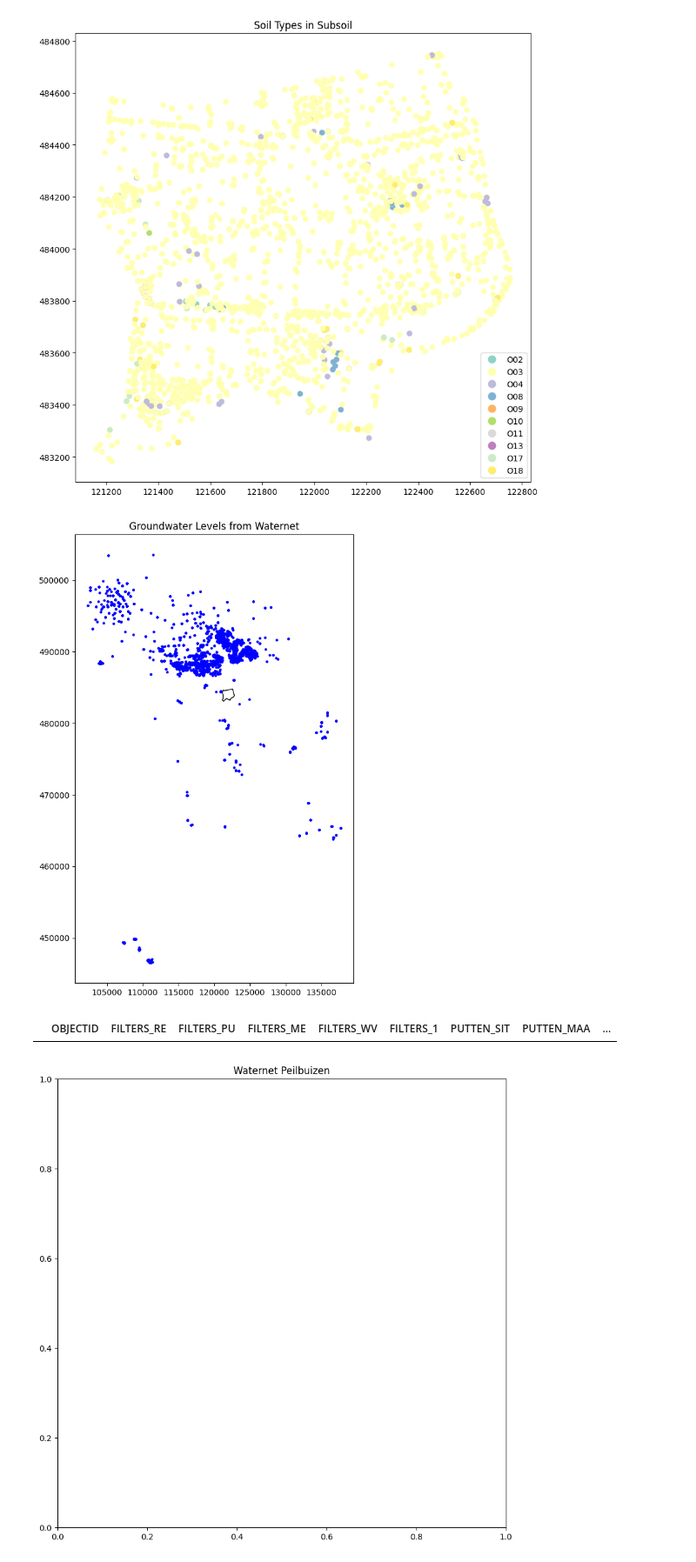
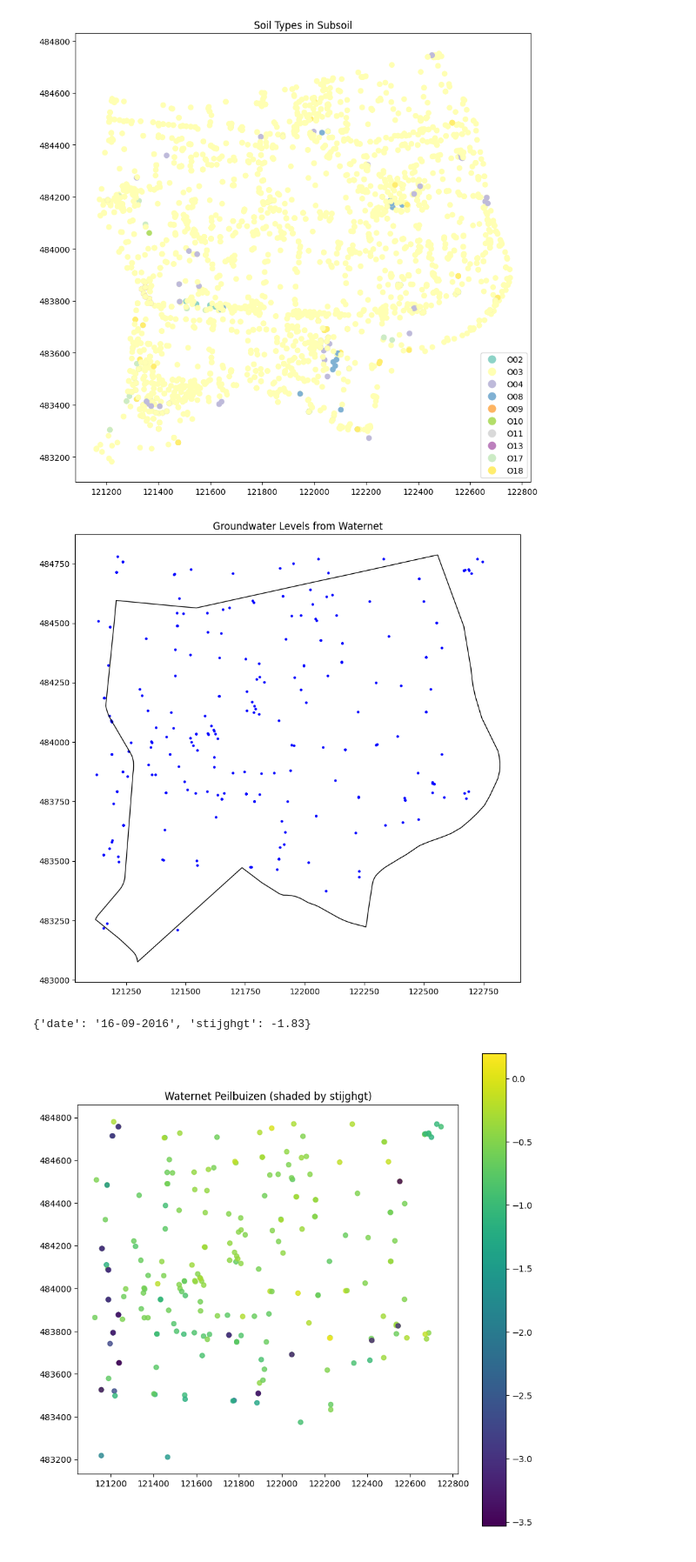
Before and after one commit to JulianWDev/strategicbgi, a Jupyter notebook: analysis.ipynb, the cells around one changed output. Shown at 87% size. Saved outputs shown, nothing was run; the diff lists cells and outputs as text; code cells hidden in the pictures.

Commit message:
Groundwater height retrieval succes!

```diff
--- a/analysis.ipynb
+++ b/analysis.ipynb
@@ -171,5 +157,8 @@ waternet_gdf.to_file("./Data/waternet_peilbuizen.gpkg", driver="GPKG")
 # %%
-waternet_gdf = gpd.read_file("./Data/waternet_peilbuizen.gpkg")
+# Load the waternet data which has been taken from the waternet website using the esri REST API.
+# The data contains the peilbuizen (water level measurement points) in Amsterdam.
+# The data is in a geopackage format.
+waternet_gdf = gpd.read_file("./Data/waternet_peilbuizen.gpkg", layer="peilbuis_ribu")
 # %%
 researcharea = gpd.read_file("./Data/ribu_shape.gpkg")
 
@@ -183,8 +172,4 @@ researcharea.plot(ax=ax, edgecolor='black', facecolor='none')
 ax.set_title('Groundwater Levels from Waternet')
 plt.show()
 # %% [output]
-[figure, old version]
+[figure, new version]
-# %%
-waternet_gdf.head()
-# %% [output]
-|  | OBJECTID | FILTERS_RE | FILTERS_PU | FILTERS_ME | FILTERS_WV | FILTERS_1 | PUTTEN_SIT | PUTTEN_MAA | ... |
@@ -190,0 +220,15 @@ waternet_gdf.head()
+# %%
+print(get_latest_stijghgt(5792))  # Example peilbuis ID
+# %% [output]
+{'date': '16-09-2016', 'stijghgt': -1.83}
+# %%
+# Now we can iterate over the waternet_gdf and retrieve the latest groundwater levels for each peilbuis
+for index, row in waternet_gdf.iterrows():
+    peilbuis_id = row['FILTERS_RE']
+    latest_data = get_latest_stijghgt(peilbuis_id)
+    if latest_data:
+        waternet_gdf.at[index, 'latest_stijghgt'] = latest_data['stijghgt']
+        waternet_gdf.at[index, 'latest_date'] = latest_data['date']
+    else:
+        waternet_gdf.at[index, 'latest_stijghgt'] = None
+        waternet_gdf.at[index, 'latest_date'] = None
@@ -191,8 +238,15 @@ waternet_gdf.head()
 # %%
-# plot waternet_gdf
+# Plot waternet_gdf with 'latest_stijghgt' shaded using the 'viridis' colormap
 fig, ax = plt.subplots(figsize=(10, 10))
-waternet_gdf.plot(ax=ax, color='blue', alpha=0.5)
-ax.set_title('Waternet Peilbuizen')
+waternet_gdf.plot(
+    ax=ax,
+    column='latest_stijghgt',
+    cmap='viridis',
+    legend=True,
+    alpha=0.8,
+    markersize=30
+)
+ax.set_title('Waternet Peilbuizen (shaded by stijghgt)')
 plt.show()
 # %% [output]
-[figure, old version]
+[figure, new version]
```
Also changed, not shown: parts of 3 cells of this notebook, 1 other file.
